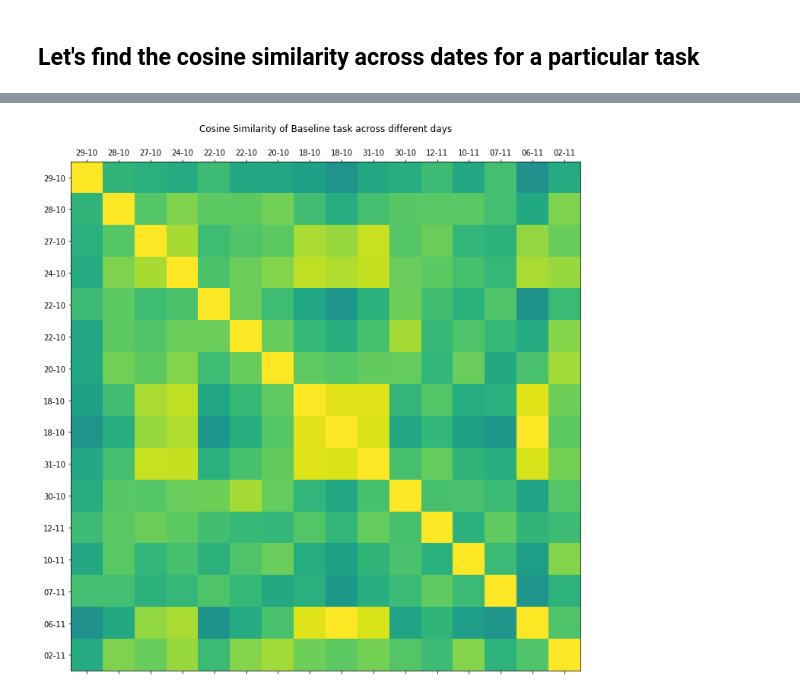
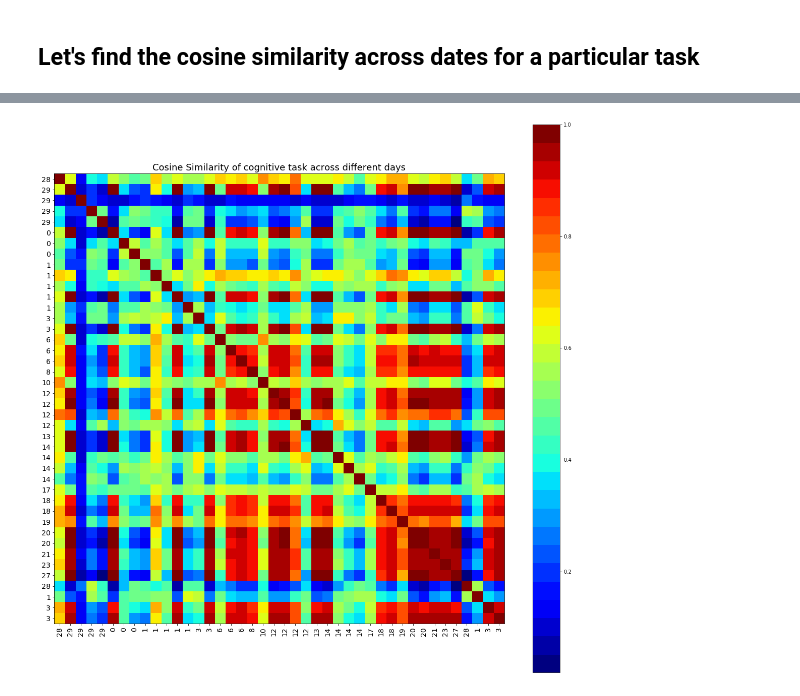
Before and after one commit to sanaiqbalwani/MindReading, a Jupyter notebook: processing_daywise_cosine.ipynb, the cells around one changed output, grey strips where cells are left out. Drawn from its saved outputs; the diff is of its cells as text; code cells hidden in the pictures.

```diff
--- a/processing_daywise_cosine.ipynb
+++ b/processing_daywise_cosine.ipynb
@@ -326,3 +309,3 @@ for segment1 in segments_list_lumosity:
 # %%
 baseline_comparisons = np.array(baseline_comparisons)
-lumosity_comparisons = np.array(lumosity_comparisons)
+cognitive_comparisons = np.array(cognitive_comparisons)
@@ -329 +350,5 @@ lumosity_comparisons = np.array(lumosity_comparisons)
+# %%
+plot_date_similarity(cognitive_comparisons, phase_list_cognitive, "cognitive")
+# %% [output]
+[figure, added]
 # %%
@@ -340,5 +365 @@ def plot_date_similarity(comparisons, date_list, task):
     plt.show()
-# %%
-plot_date_similarity(baseline_comparisons, date_list_baseline, "Baseline")
-# %% [output]
-[figure, removed]
```
Also changed, not shown: parts of 37 cells of this notebook, 14 other files.
